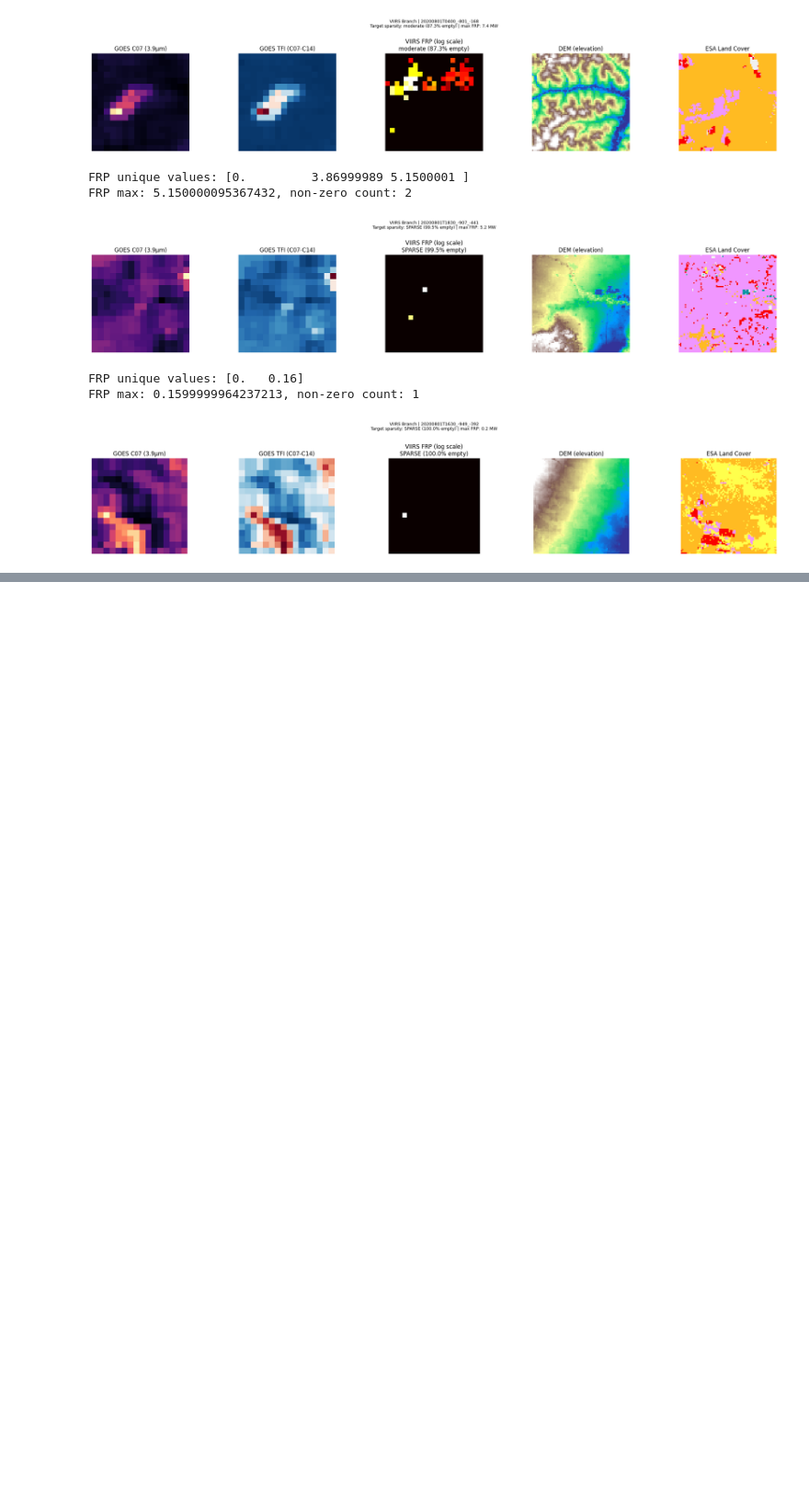
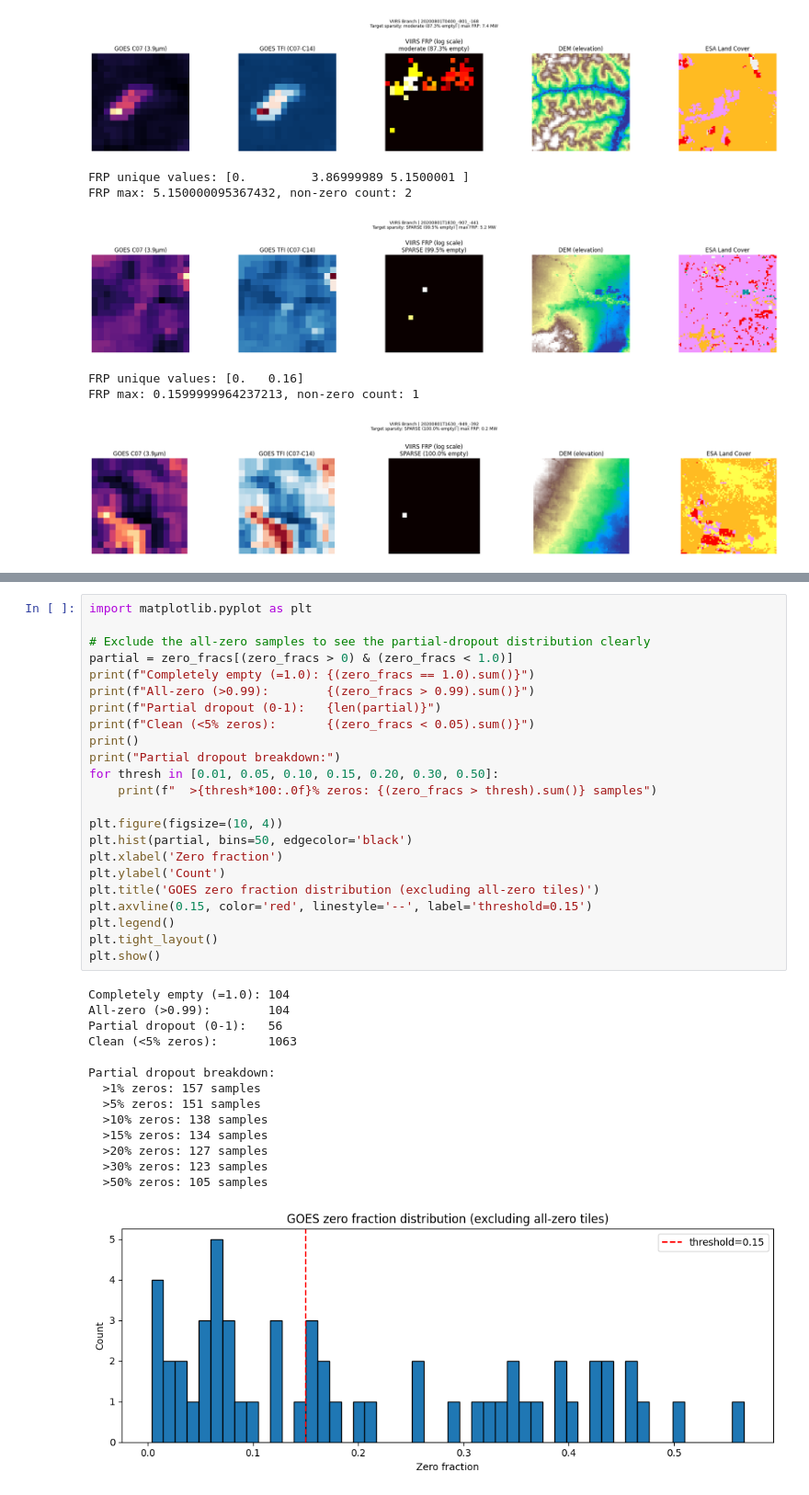
Before and after one commit to ada-th25/irp-th25-azure, a Jupyter notebook: notebooks/explore_dataset.ipynb, the cells around one changed output, grey strips where cells are left out. Shown at 92% size. Drawn from its saved outputs; the diff is of its cells as text; blank space fills up the shorter version.

Commit message:
CHORE: Add GOES zero fraction distribution

```diff
--- a/notebooks/explore_dataset.ipynb
+++ b/notebooks/explore_dataset.ipynb
@@ -692,0 +702,38 @@ ls_samples = random.sample(ls_manifests, min(5, len(ls_manifests)))
+# %%
+import matplotlib.pyplot as plt
+
+# Exclude the all-zero samples to see the partial-dropout distribution clearly
+partial = zero_fracs[(zero_fracs > 0) & (zero_fracs < 1.0)]
+print(f"Completely empty (=1.0): {(zero_fracs == 1.0).sum()}")
+print(f"All-zero (>0.99):        {(zero_fracs > 0.99).sum()}")
+print(f"Partial dropout (0-1):   {len(partial)}")
+print(f"Clean (<5% zeros):       {(zero_fracs < 0.05).sum()}")
+print()
+print("Partial dropout breakdown:")
+for thresh in [0.01, 0.05, 0.10, 0.15, 0.20, 0.30, 0.50]:
+    print(f"  >{thresh*100:.0f}% zeros: {(zero_fracs > thresh).sum()} samples")
+
+plt.figure(figsize=(10, 4))
+plt.hist(partial, bins=50, edgecolor='black')
+plt.xlabel('Zero fraction')
+plt.ylabel('Count')
+plt.title('GOES zero fraction distribution (excluding all-zero tiles)')
+plt.axvline(0.15, color='red', linestyle='--', label='threshold=0.15')
+plt.legend()
+plt.tight_layout()
+plt.show()
+# %% [output]
+Completely empty (=1.0): 104
+All-zero (>0.99):        104
+Partial dropout (0-1):   56
+Clean (<5% zeros):       1063
+
+Partial dropout breakdown:
+  >1% zeros: 157 samples
+  >5% zeros: 151 samples
+  >10% zeros: 138 samples
+  >15% zeros: 134 samples
+  >20% zeros: 127 samples
+  >30% zeros: 123 samples
+  >50% zeros: 105 samples
+[figure, added]
```
Also changed, not shown: parts of 2 cells of this notebook.
